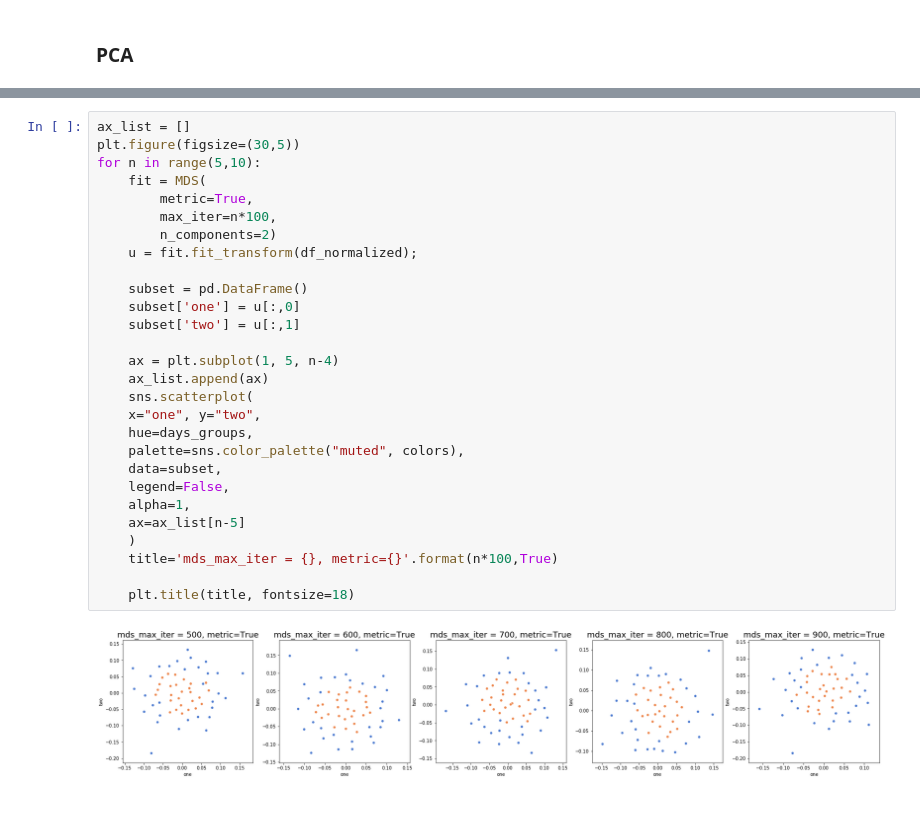
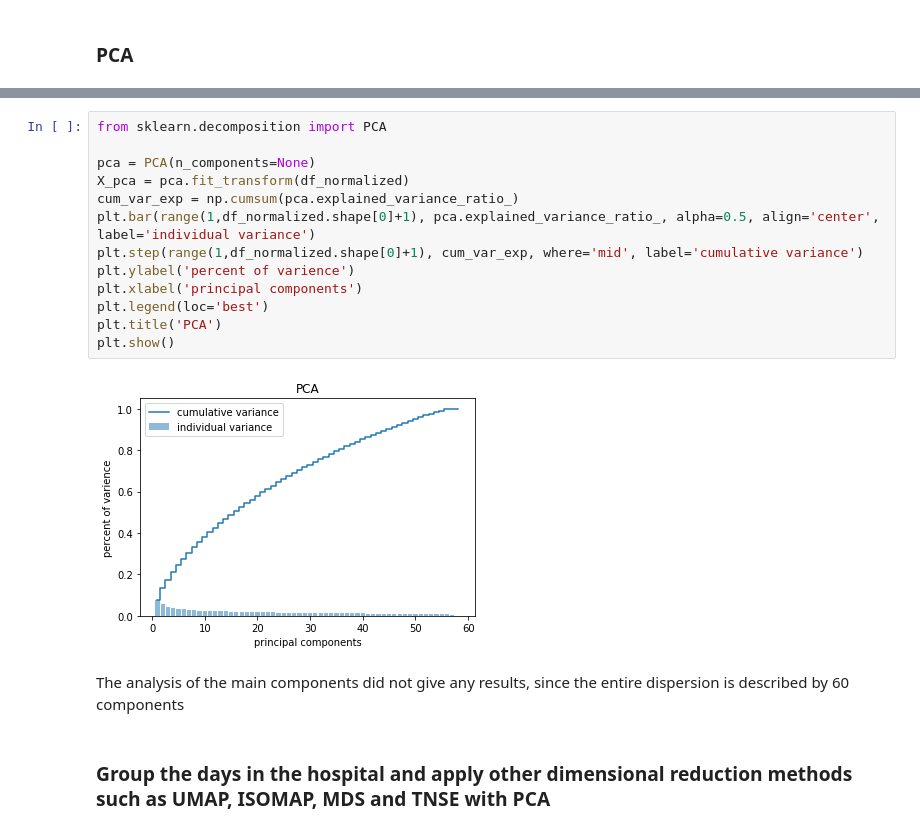
Before and after one commit to RomanKotybeev/NLP_medicine, a Jupyter notebook: rozhi1.ipynb, the cells around one changed output, grey strips where cells are left out. Cells and saved outputs as stored; diff of their text form.

```diff
--- a/rozhi1.ipynb
+++ b/rozhi1.ipynb
@@ -500,30 +105,19 @@ for n in range(5,10):
-# %%
-ax_list = []
-plt.figure(figsize=(30,5))
-for n in range(5,10):
-    fit = MDS(
-        metric=True,
-        max_iter=n*100,
-        n_components=2)
-    u = fit.fit_transform(df_normalized);
-
-    subset = pd.DataFrame()
-    subset['one'] = u[:,0]
-    subset['two'] = u[:,1]
-
-    ax = plt.subplot(1, 5, n-4)
-    ax_list.append(ax)
-    sns.scatterplot(
-    x="one", y="two",
-    hue=days_groups,
-    palette=sns.color_palette("muted", colors),
-    data=subset,
-    legend=False,
-    alpha=1,
-    ax=ax_list[n-5]
-    )
-    title='mds_max_iter = {}, metric={}'.format(n*100,True)
-
-    plt.title(title, fontsize=18)
-# %% [output]
-[figure, removed]
+# %%
+from sklearn.decomposition import PCA
+
+pca = PCA(n_components=None)
+X_pca = pca.fit_transform(df_normalized)
+cum_var_exp = np.cumsum(pca.explained_variance_ratio_)
+plt.bar(range(1,df_normalized.shape[0]+1), pca.explained_variance_ratio_, alpha=0.5, align='center', label='individual variance')
+plt.step(range(1,df_normalized.shape[0]+1), cum_var_exp, where='mid', label='cumulative variance')
+plt.ylabel('percent of varience')
+plt.xlabel('principal components')
+plt.legend(loc='best')
+plt.title('PCA')
+plt.show()
+# %% [output]
+[figure, added]
+# %% [markdown]
+The analysis of the main components did not give any results, since the entire dispersion is described by 60 components
+# %% [markdown]
+### Group the days in the hospital and apply other dimensional reduction methods such as UMAP, ISOMAP, MDS and TNSE with PCA
```
Also changed, not shown: parts of 60 cells of this notebook.
